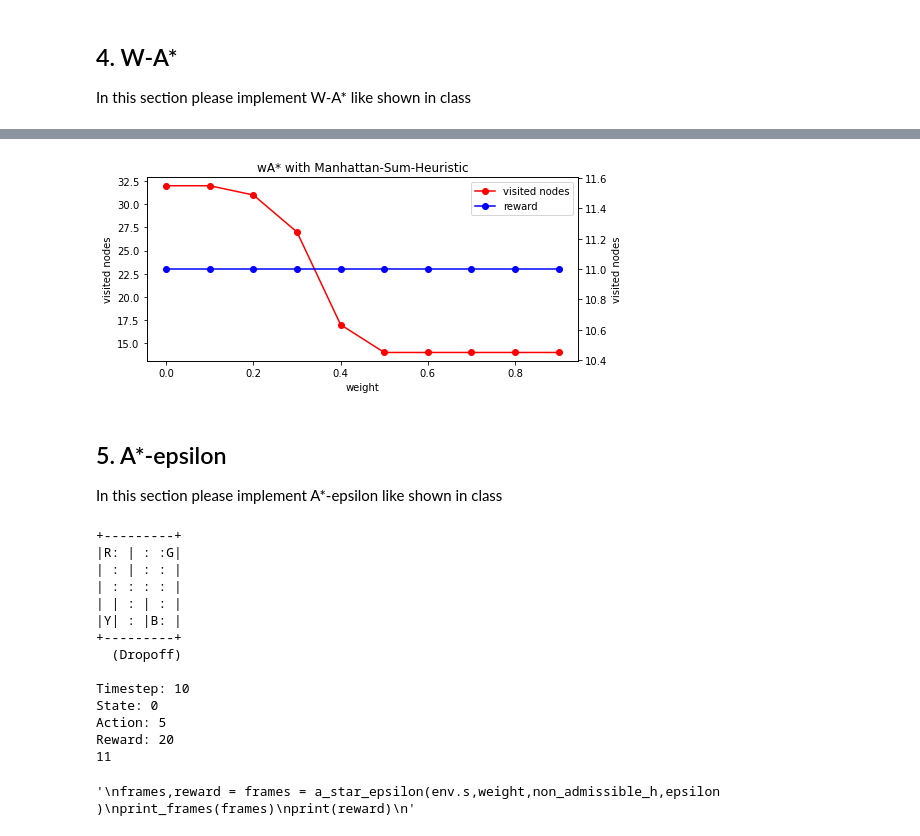
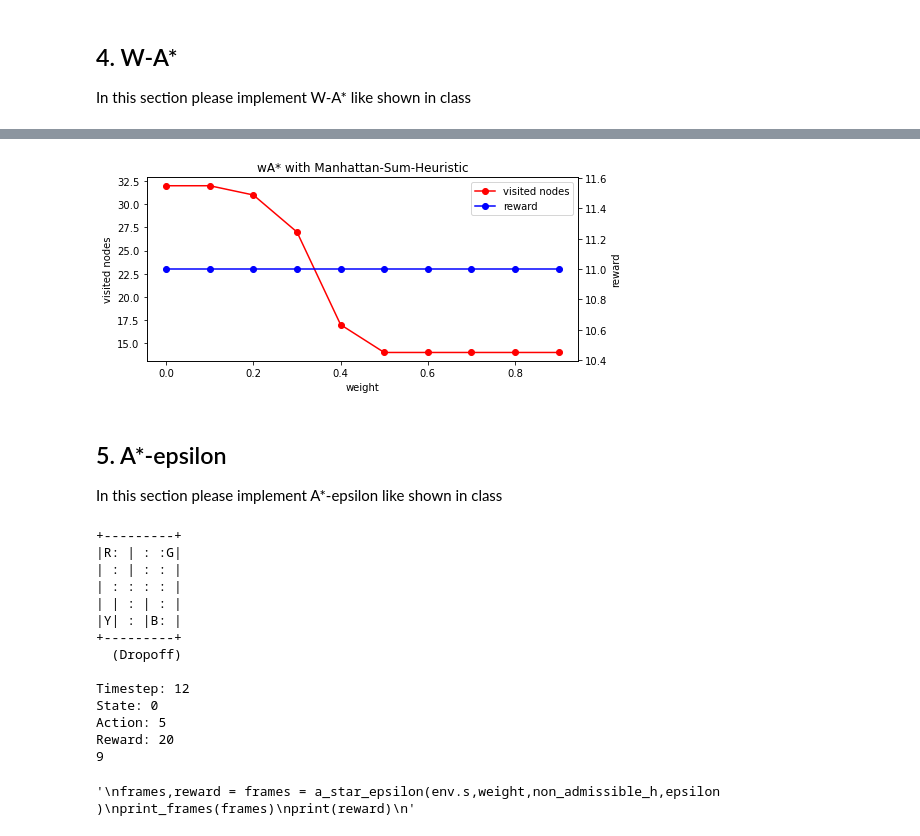
Before and after one commit to vMaroon/236501-Intro-To-AI, a Jupyter notebook: HW1/236501_HW1.ipynb, the cells around one changed output, grey strips where cells are left out. Drawn from its saved outputs; the diff is of its cells as text; code cells hidden in the pictures.

Commit message:
DFS fixed, finalized heuristics

```diff
--- a/HW1/236501_HW1.ipynb
+++ b/HW1/236501_HW1.ipynb
@@ -439,26 +425,19 @@ class DFSRunner:
             if closed_nodes.get(current_node['state']) is not None:
                     continue  # already has been closed
 
+            print(current_node['frame'])
+
             state_to_parent_state[current_node['state']] = parent_state # restore parent to info in stack
             closed_nodes[current_node['state']] = True  # mark as closed
 
             # get neighbors
             neighbors, done = get_neighbors(env, current_node, -1)
 
-            if done:  # last neighbor is a final state
-                if closed_nodes.get(neighbors[-1]['state']) is not None:
-                    # the passenger was picked up and dropped in the same place
-                    # therefore the same node appears twice.
-                    # use a different "ID" for the 2nd visit
-                    state_to_node[neighbors[-1]['state'] + 501] = neighbors[-1]
-                    state_to_parent_state[neighbors[-1]['state'] + 501] = current_node['state']  # map state -> parent state
+            if current_node['reward'] == 20:  # last neighbor is a final state
+                return trace_back(state_to_node, state_to_parent_state, current_node['state'])
 
-                    return trace_back(state_to_node, state_to_parent_state, neighbors[-1]['state'] + 501)
-
-                state_to_node[neighbors[-1]['state']] = neighbors[-1]
-                state_to_parent_state[neighbors[-1]['state']] = current_node['state']  # map state -> parent state
-
-                return trace_back(state_to_node, state_to_parent_state, neighbors[-1]['state'])
+            global dfs_counter
+            dfs_counter += 1
 
             for node in neighbors:
                 # check if visited
@@ -500,6 +483,10 @@ Reward: 20
 # %% [markdown]
 ## 3. ID-DFS
 In this section please implement Iterative Deepening Depth First Search like shown in class
+# %%
+dfsl_counter = 0
+state_set = {}
+depth_to_nodes = {}
 # %%
 class DFSLRunner:
     def __init__(self, l):
@@ -587,0 +587,14 @@ NameError: name 'depth_to_nodes' is not defined
+# %%
+plt.rcParams["figure.figsize"] = [7.50, 3.50]
+plt.rcParams["figure.autolayout"] = True
+
+ax1 = plt.subplot()
+ax1.set_xlabel("depth")
+ax1.set_ylabel("visited nodes")
+ax1.set_title("Depth To Visited Nodes in ID-DFS")
+
+x = depth_to_nodes.keys()
+y = [depth_to_nodes[key] for key in x]
+
+r, = ax1.plot(x, y, marker = 'o', color="red")
+plt.show()
@@ -788,7 +822,7 @@ def weighted_a_star(first_state,weight,heuristic_function):
 
 # driver code - for your use only, do not submit these lines!
 env.s = 328
-weight = 0.5   # you will need to change this during the excersize
+weight = 1   # you will need to change this during the excersize
 frames,reward = weighted_a_star(env.s,weight,chosen_h)
-print_frames(frames)
-print(reward)
+#print_frames(frames)
+#print(reward)
@@ -818,35 +837,35 @@ def generate_graph():
 
     for w in np.arange(0.0, 1.0, 0.1):
         global a_star_counter
         a_star_counter = 0
 
         env.s = 328
         _,reward = weighted_a_star(env.s,w,chosen_h)
 
         x.append(w)
         y_reward.append(reward)
         y_visted_nodes.append(a_star_counter)
 
     plt.rcParams["figure.figsize"] = [7.50, 3.50]
     plt.rcParams["figure.autolayout"] = True
 
     ax1 = plt.subplot()
     ax1.set_xlabel("weight")
     ax1.set_ylabel("visited nodes")
     ax1.set_title("wA* with Manhattan-Sum-Heuristic")
     ax2 = ax1.twinx()
-    ax2.set_ylabel("visited nodes")
+    ax2.set_ylabel("reward")
 
     r, = ax1.plot(x, y_visted_nodes, marker = 'o', color="red")
     b, = ax2.plot(x, y_reward, marker = 'o', color="blue")
 
     plt.legend([r, b], ["visited nodes", "reward"])
 
     plt.show()
 
 generate_graph()
 # %% [output]
-[figure, old version]
+[figure, new version]
 # %%
 import sys
 
@@ -895,9 +914,9 @@ def a_star_epsilon(first_state, weight, heuristic_function, epsilon):
 # driver code - for your use only, do not submit these lines!
 env.s = 328
 weight = 0.5   # you will need to change this during the excersize
-epsilon = 0.000001   # you will need to change this during the excersize
+epsilon = 3   # you will need to change this during the excersize
 
-frames,reward = a_star_epsilon(env.s,weight,non_admissible_h, epsilon)
+frames,reward = a_star_epsilon(env.s,weight,admissible_h, epsilon)
 print_frames(frames)
 print(reward)
 
@@ -916,9 +935,9 @@ print(reward)
 +---------+
   (Dropoff)
 
-Timestep: 10
+Timestep: 12
 State: 0
 Action: 5
 Reward: 20
-11
+9
 '\nframes,reward = frames = a_star_epsilon(env.s,weight,non_admissible_h,epsilon )\nprint_frames(frames)\nprint(reward)\n'
```
Also changed, not shown: parts of 16 cells of this notebook.
